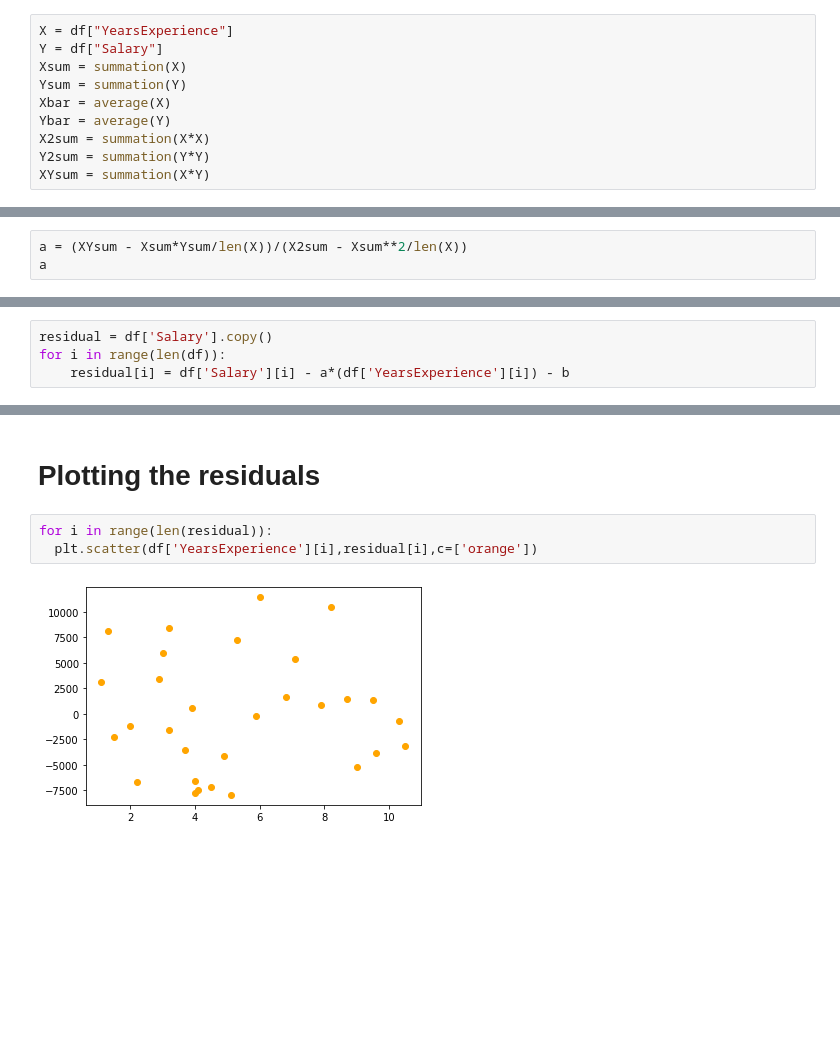
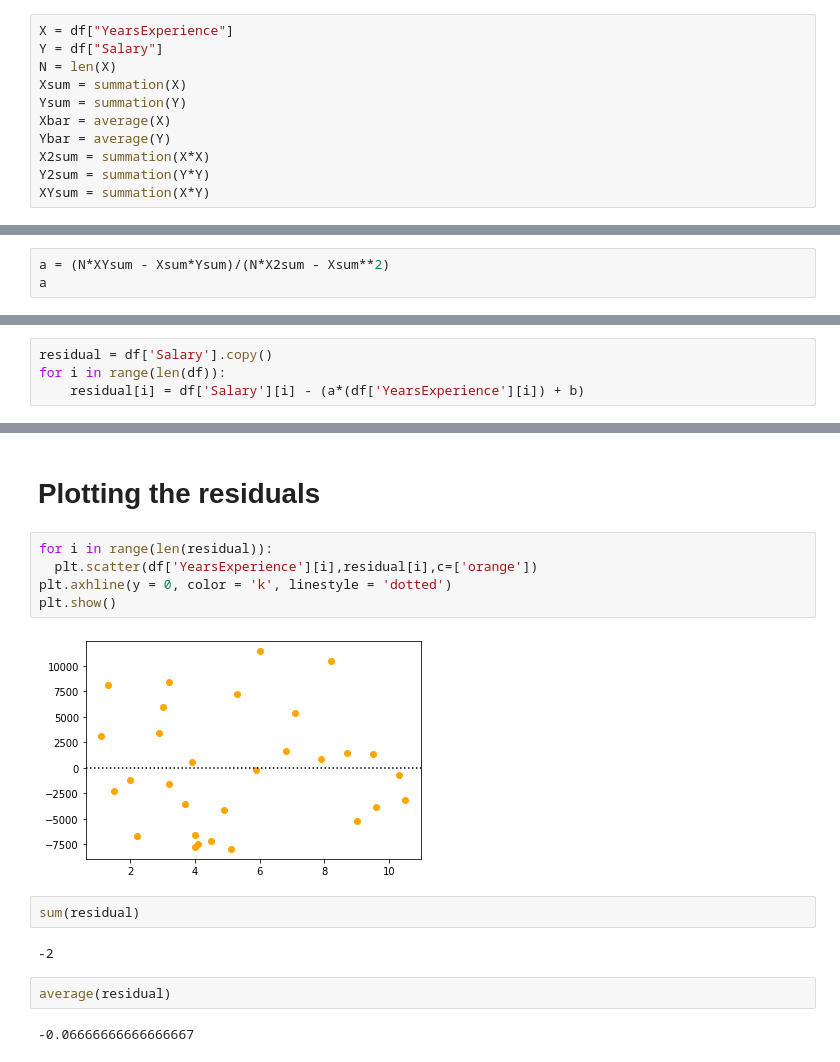
Before and after one commit to Gaurav0502/Machine-Learning-Lab, a Jupyter notebook: Lab-1_Simple_Linear_Regression/Lab_1_CSE1015_Simple_Linear_Regression.ipynb, the cells around one changed output, grey strips where cells are left out. Cells and saved outputs as stored; diff of their text form; blank space fills up the shorter version.

```diff
--- a/Lab-1_Simple_Linear_Regression/Lab_1_CSE1015_Simple_Linear_Regression.ipynb
+++ b/Lab-1_Simple_Linear_Regression/Lab_1_CSE1015_Simple_Linear_Regression.ipynb
@@ -55,6 +75,7 @@ def average(x):
 # %%
 X = df["YearsExperience"]
 Y = df["Salary"]
+N = len(X)
 Xsum = summation(X)
 Ysum = summation(Y)
 Xbar = average(X)
@@ -71,4 +96,4 @@ print(Xsum,Ysum,Xbar,Ybar,X2sum,Y2sum,XYsum)
 # %%
-a = (XYsum - Xsum*Ysum/len(X))/(X2sum - Xsum**2/len(X))
+a = (N*XYsum - Xsum*Ysum)/(N*X2sum - Xsum**2)
 a
 # %% [output]
@@ -99,7 +133,7 @@ plt.show()
 # %%
 residual = df['Salary'].copy()
 for i in range(len(df)):
-    residual[i] = df['Salary'][i] - a*(df['YearsExperience'][i]) - b
+    residual[i] = df['Salary'][i] - (a*(df['YearsExperience'][i]) + b)
 # %%
 residual
 # %% [output]
@@ -125,5 +159,15 @@ Name: Salary, dtype: int64
 # %%
 for i in range(len(residual)):
   plt.scatter(df['YearsExperience'][i],residual[i],c=['orange'])
+plt.axhline(y = 0, color = 'k', linestyle = 'dotted')
+plt.show()
 # %% [output]
-[figure, old version]
+[figure, new version]
+# %%
+sum(residual)
+# %% [output]
+-2
+# %%
+average(residual)
+# %% [output]
+-0.06666666666666667
```
Also changed, not shown: parts of 15 cells of this notebook, 7 other files.
